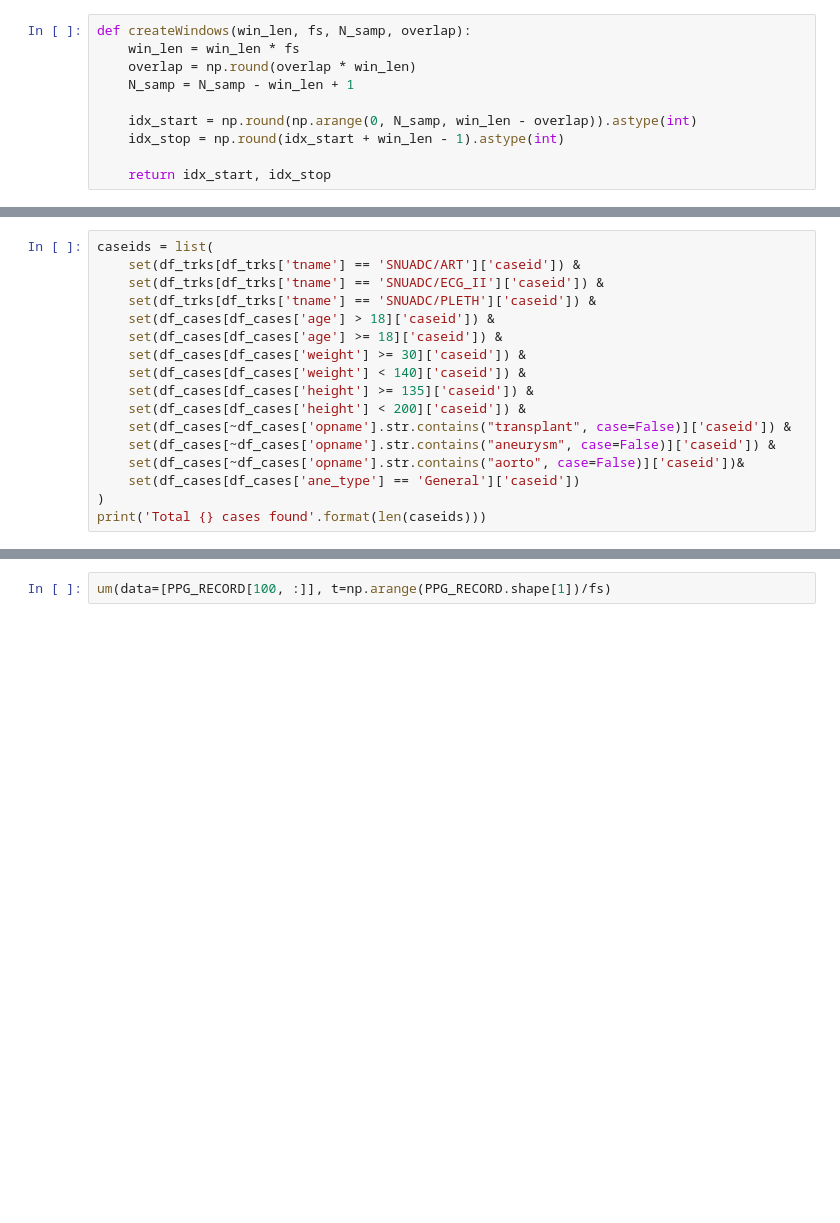
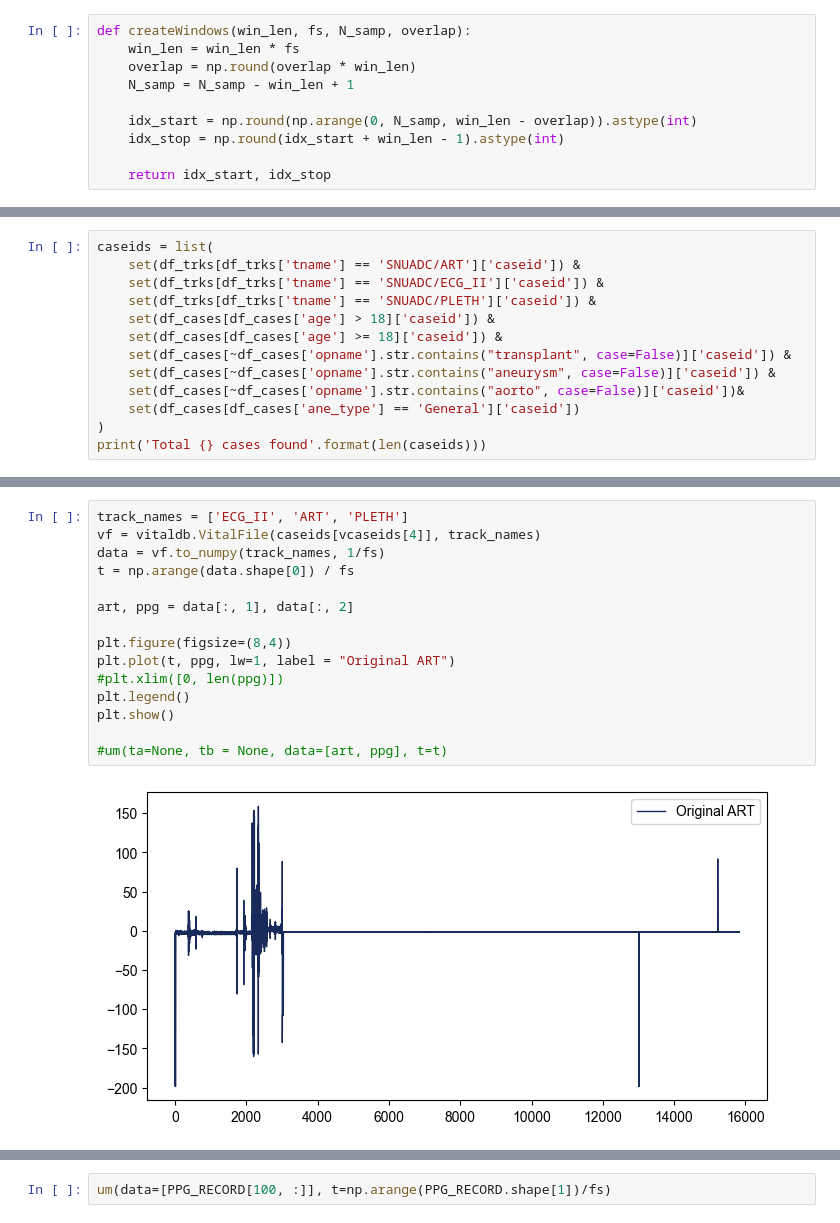
Before and after one commit to rohansanda/bp_prediction_cs229, a Jupyter notebook: processing_take3.ipynb, the cells around one changed output, grey strips where cells are left out. Drawn from its saved outputs; the diff is of its cells as text; blank space fills up the shorter version.

```diff
--- a/processing_take3.ipynb
+++ b/processing_take3.ipynb
@@ -90,10 +59,6 @@ caseids = list(
     set(df_trks[df_trks['tname'] == 'SNUADC/PLETH']['caseid']) &
     set(df_cases[df_cases['age'] > 18]['caseid']) &
     set(df_cases[df_cases['age'] >= 18]['caseid']) &
-    set(df_cases[df_cases['weight'] >= 30]['caseid']) &
-    set(df_cases[df_cases['weight'] < 140]['caseid']) &
-    set(df_cases[df_cases['height'] >= 135]['caseid']) &
-    set(df_cases[df_cases['height'] < 200]['caseid']) &
     set(df_cases[~df_cases['opname'].str.contains("transplant", case=False)]['caseid']) &
     set(df_cases[~df_cases['opname'].str.contains("aneurysm", case=False)]['caseid']) &
     set(df_cases[~df_cases['opname'].str.contains("aorto", case=False)]['caseid'])&
@@ -104,0 +360,17 @@ Total 3235 cases found
+# %%
+track_names = ['ECG_II', 'ART', 'PLETH']
+vf = vitaldb.VitalFile(caseids[vcaseids[4]], track_names)
+data = vf.to_numpy(track_names, 1/fs)
+t = np.arange(data.shape[0]) / fs
+
+art, ppg = data[:, 1], data[:, 2]
+
+plt.figure(figsize=(8,4))
+plt.plot(t, ppg, lw=1, label = "Original ART")
+#plt.xlim([0, len(ppg)])
+plt.legend()
+plt.show()
+
+#um(ta=None, tb = None, data=[art, ppg], t=t)
+# %% [output]
+[figure, added]
```
Also changed, not shown: parts of 22 cells of this notebook.
